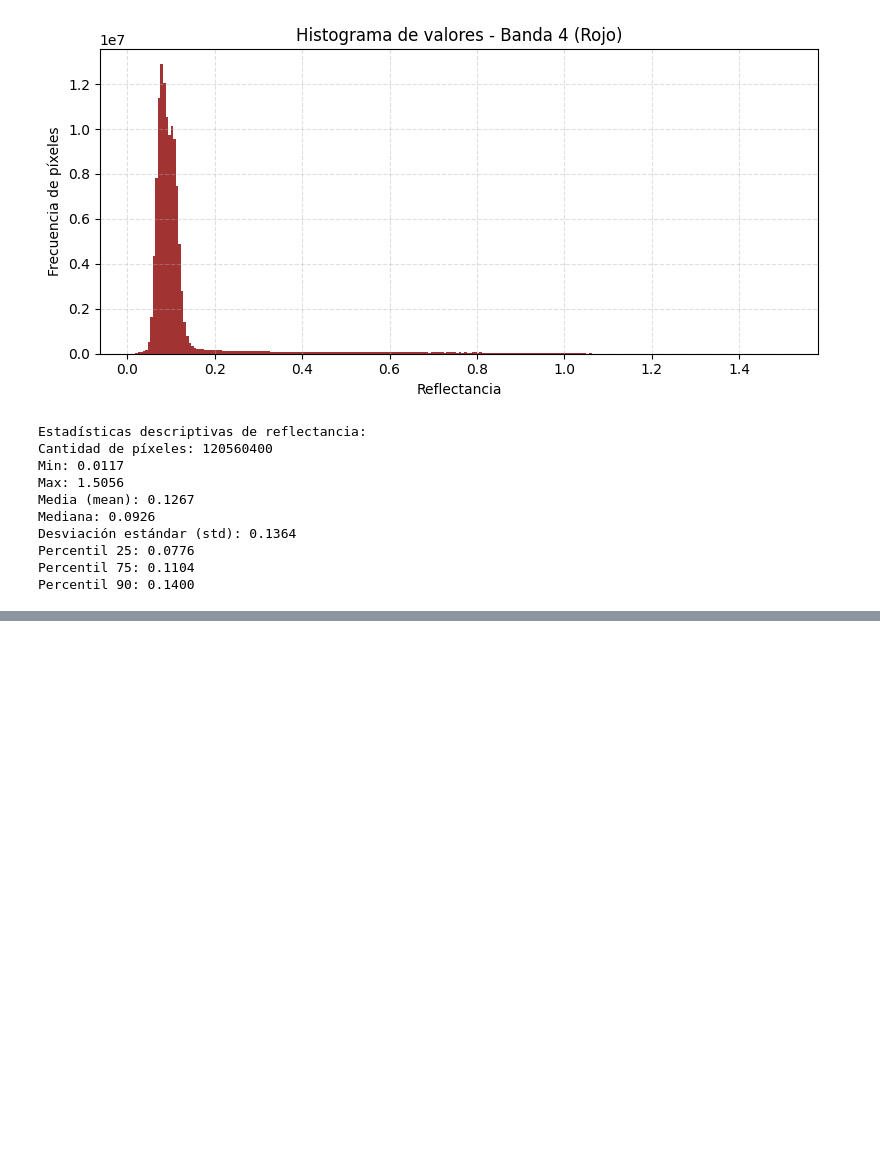
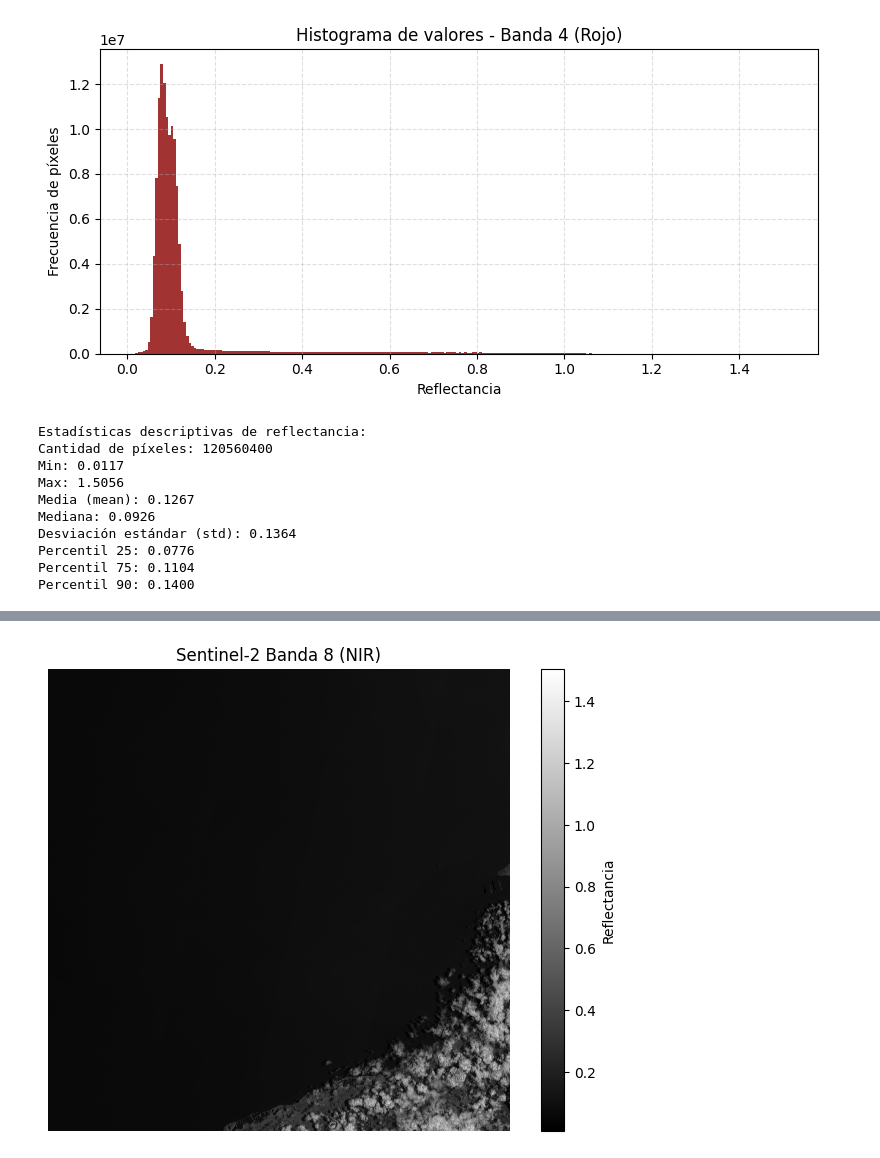
Before and after one commit to jdavidortega/Geographic_Data_Science_with_Python, a Jupyter notebook: processing_landsat_and_sentinel_data.ipynb, the cells around one changed output, grey strips where cells are left out. Drawn from its saved outputs; the diff is of its cells as text; code cells hidden in the pictures; blank space fills up the shorter version.

```diff
--- a/processing_landsat_and_sentinel_data.ipynb
+++ b/processing_landsat_and_sentinel_data.ipynb
@@ -126,0 +226,15 @@ Percentil 90: 0.1400
+# %%
+BOA_ADD_OFFSET = -1000
+QUANTIFICATION_VALUE = 10000
+# %%
+reflectancia_band8_sentinel = (band8_sentinel + BOA_ADD_OFFSET) / QUANTIFICATION_VALUE
+# %%
+# Mostrar imagen en escala de grises
+plt.figure(figsize=(8, 6))
+plt.imshow(reflectancia_band8_sentinel, cmap='gray')
+plt.title('Sentinel-2 Banda 8 (NIR)')
+plt.axis('off')
+plt.colorbar(label='Reflectancia')
+plt.show()
+# %% [output]
+[figure, added]
```
Also changed, not shown: parts of 23 cells of this notebook.
